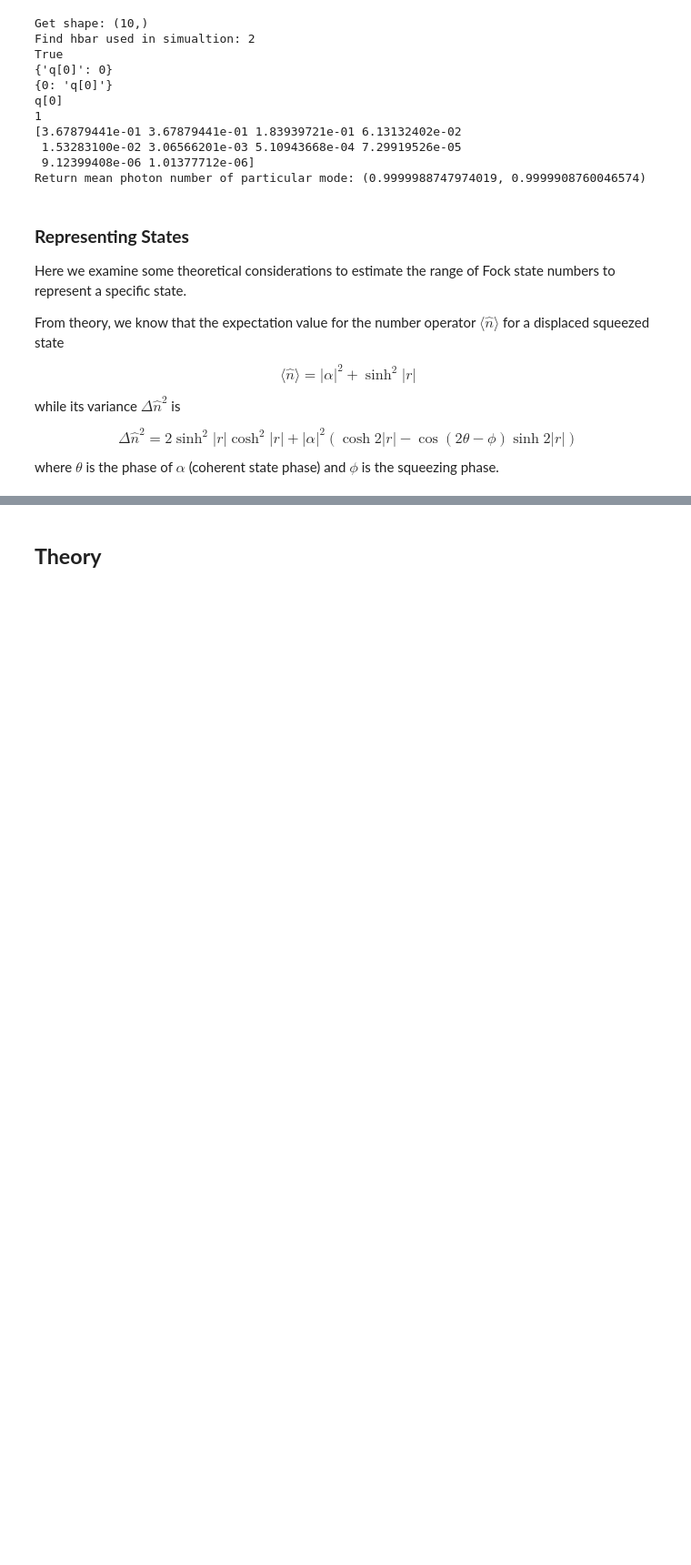
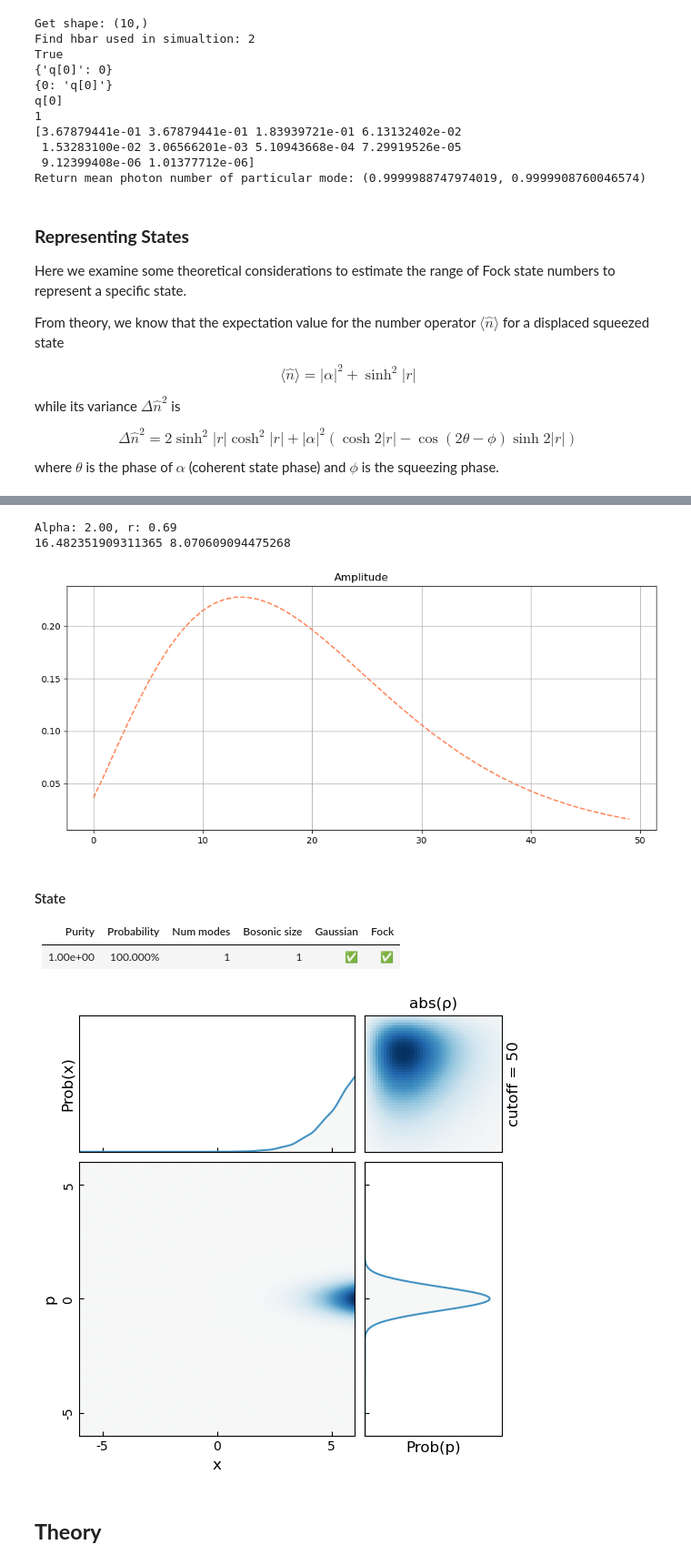
Before and after one commit to lukass16/LGW-Lab-NLSE, a Jupyter notebook: Strawberry Fields/notes.ipynb, the cells around one changed output, grey strips where cells are left out. Shown at 91% size. Cells and saved outputs as stored; diff of their text form; code cells hidden in the pictures; blank space fills up the shorter version.

```diff
--- a/Strawberry Fields/notes.ipynb
+++ b/Strawberry Fields/notes.ipynb
@@ -364,3 +538,41 @@ Mean photon number ⟨n̂⟩: (0.9999988747974019, 0.9999908760046574)
+# %%
+from mrmustard.lab import *
+
+def get_state_params(alpha, lamdB):
+    # prepare parameters
+    lam = np.sqrt(10 ** (lamdB / 10))
+    rsq = np.log(lam)
+
+    print("Alpha: {:.2f}, r: {:.2f}".format(alpha, rsq))
+
+    state = Vacuum(num_modes=1) >> Dgate(x=alpha, y=0) >> Sgate(r=rsq, phi=np.pi)
+    return state, state.number_means[0], state.number_stdev[0]
+
+state, mean_n, sd = get_state_params(2, 6)
+print(mean_n, sd)
+
+
+steteket = np.abs(state.fock)
+
+# plot the amplitude and phase of the state
+fig = plt.figure(figsize = (12, 5))
+plt.plot(np.abs(steteket), label = "Simulated", linestyle = "--", color = 'coral')
+plt.title("Amplitude")
+plt.grid()
+
+plt.show()
+
+state
+# %% [output]
+Alpha: 2.00, r: 0.69
+16.482351909311365 8.070609094475268
+[figure, added]
+#### State
+
+| Purity | Probability | Num modes | Bosonic size | Gaussian | Fock |
+| :----: | :----: | :----: | :----: | :----: | :----: |
+| 1.00e+00 | 100.000% | 1 | 1 | ✅ | ✅ |
+[figure, added]
 # %% [markdown]
 ## **Theory**
 # %% [markdown]
```
Also changed, not shown: parts of 6 cells of this notebook, 4 other files.
